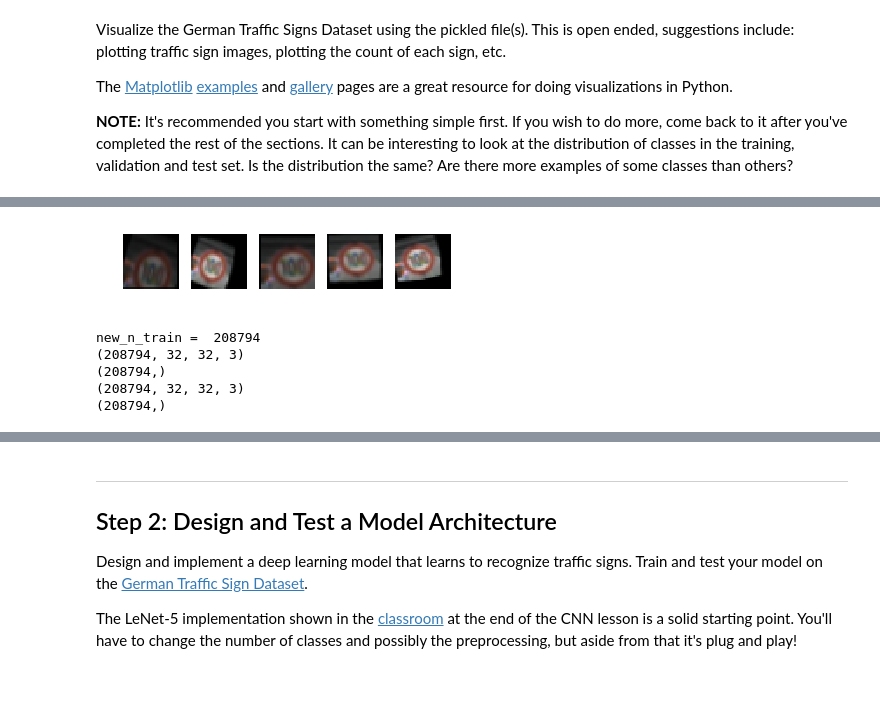
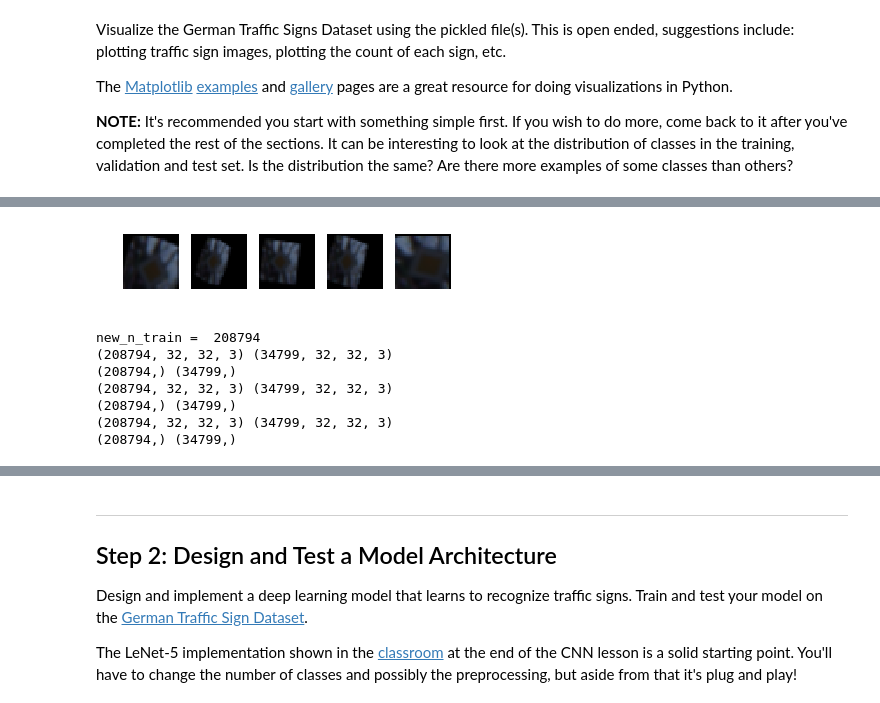
Before and after one commit to topgoonr/CarND-Traffic-Sign-Classifier-Project, a Jupyter notebook: Traffic_Sign_Classifier.ipynb, the cells around one changed output, grey strips where cells are left out. Saved outputs shown, nothing was run; the diff lists cells and outputs as text; code cells hidden in the pictures.

```diff
--- a/Traffic_Sign_Classifier.ipynb
+++ b/Traffic_Sign_Classifier.ipynb
@@ -220,39 +220,40 @@ def perturbation(myimg, ang_range, shear_range, trans_range, brightness):
     img = translate_image(img, trans_range=5)
     if brightness==True:
         img = alter_brightness(img)
+
     return img
 
 
 def showperturbations(maxperturbedimages):
     gs1 = gridspec.GridSpec(10, 10)
     gs1.update(wspace=0.01, hspace=0.02) # set the spacing between axes.
     plt.figure(figsize=(12,12))
     for i in range(maxperturbedimages):
         ax1 = plt.subplot(gs1[i])
         ax1.set_xticklabels([])
         ax1.set_yticklabels([])
         ax1.set_aspect('equal')
         img = image
 
         ## Although, LeCun's paper says (-15, 15) for rotation, randomly perturbed in position
         ## this method has only rotation, shear and translation
         ## will add scaling as well
         #img = rotate_image(img, ang_range=30)
         #img = shear_image(img, shear_range=10)
         #img = translate_image(img, trans_range=5)
         #img = alter_brightness(img)
-        img = perturbation(img, ang_range=30, shear_range=10, trans_range=5, brightness=True)
+        img = perturbation(img, ang_range=30, shear_range=10, trans_range=5, brightness=False)
 
         ## img.shape should be (32,32, 3)
         ### print(img.shape)
         plt.subplot(10,10,i+1)
         plt.imshow(img)
         plt.axis('off')
     plt.show()
 
 showperturbations(5)
 # %% [output]
-[figure, old version]
+[figure, new version]
 # %%
 ## JH: append the training set with more of these perturbations
 ## JH: prior to perturbations, the accuracy on the validation set was 91% with 20 epochs
@@ -271,13 +272,16 @@ print('new_n_train = ', new_n_train)
 new_X_train = np.empty([new_n_train, 32, 32, 3], dtype=np.uint8)
 new_y_train = np.empty((new_n_train))
 
+print(new_X_train.shape, X_train.shape)
+print(new_y_train.shape, y_train.shape)
 ### copy everything from the old X_train to the new_X_train
 for i in range(n_train):
-    new_X_train[i] = np.array(X_train[i])
-    new_y_train[i] = np.array(y_train[i])
+    new_X_train[i] = np.array(X_train[i], copy=True)
+    new_y_train[i] = np.array(y_train[i], copy=True)
 
-print(new_X_train.shape)
-print(new_y_train.shape)
+print(new_X_train.shape, X_train.shape)
+print(new_y_train.shape, y_train.shape)
+
 
 ### for the remaining elements
 ##n_train = 10
@@ -290,7 +294,7 @@ for i in range(n_train): ## n_train
     trainlabel = y_train[i]
     for p in range(maxperturb):
         img = trainimage
-        newtrainimage = perturbation(img, ang_range=30, shear_range=10, trans_range=5, brightness=True)
+        newtrainimage = perturbation(img, ang_range=30, shear_range=10, trans_range=5, brightness=False)
         #print(newtrainimage.shape)
         #print(myindex)
 
@@ -307,11 +311,13 @@ for i in range(n_train): ## n_train
         #np.append(new_y_train.append, trainlabel)
         myindex += 1
 
-print(new_X_train.shape)
-print(new_y_train.shape)
+print(new_X_train.shape, X_train.shape)
+print(new_y_train.shape, y_train.shape)
 # %% [output]
 new_n_train =  208794
-(208794, 32, 32, 3)
-(208794,)
-(208794, 32, 32, 3)
-(208794,)
+(208794, 32, 32, 3) (34799, 32, 32, 3)
+(208794,) (34799,)
+(208794, 32, 32, 3) (34799, 32, 32, 3)
+(208794,) (34799,)
+(208794, 32, 32, 3) (34799, 32, 32, 3)
+(208794,) (34799,)
```
Also changed, not shown: parts of 8 cells of this notebook.
